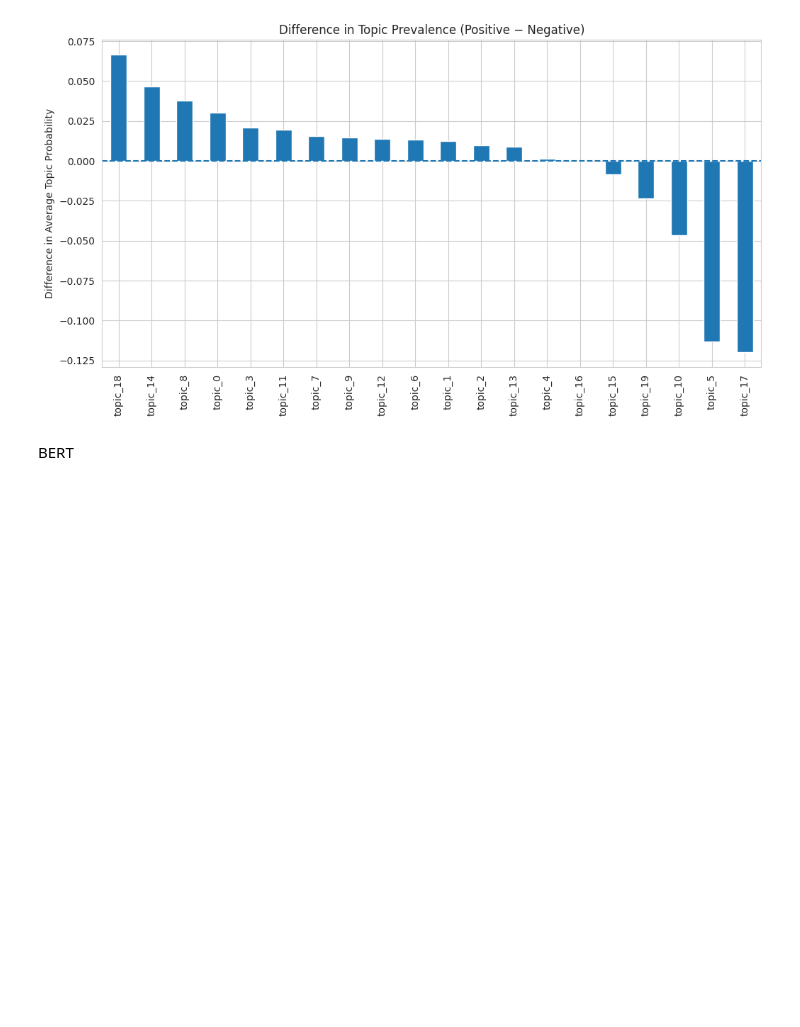
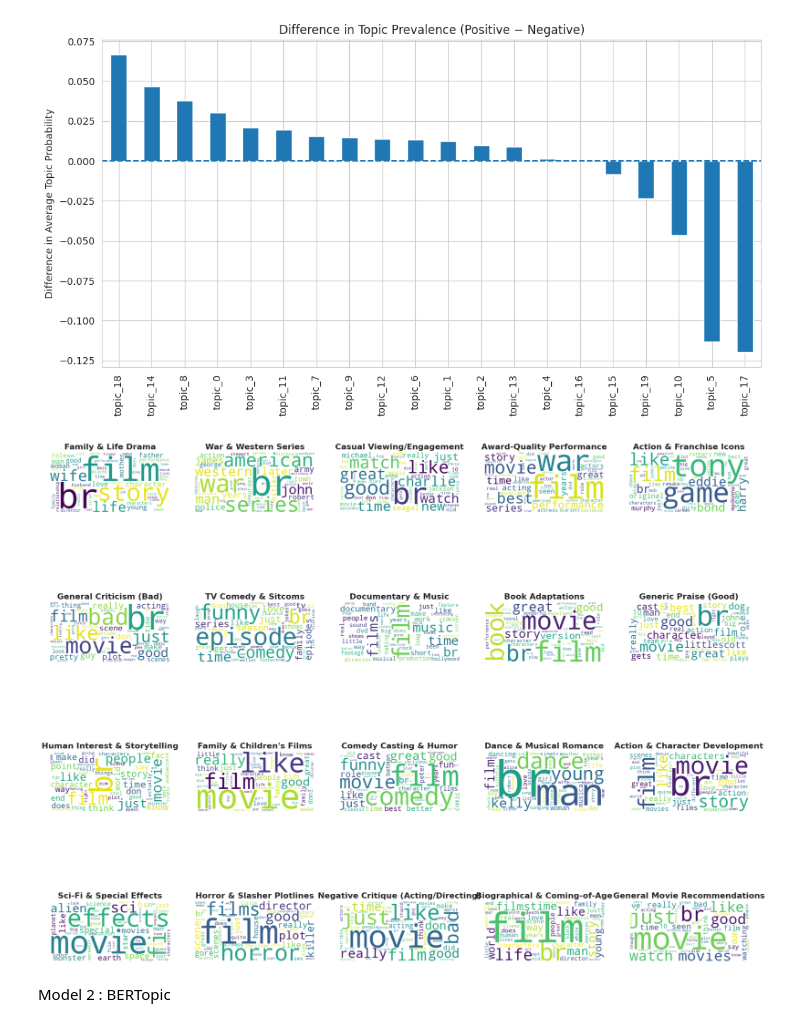
Before and after one commit to Sattiki/nlp-final-research-note, a Jupyter notebook: imdb-text-analysis.ipynb, the cells around one changed output. Drawn from its saved outputs; the diff is of its cells as text; code cells hidden in the pictures; blank space fills up the shorter version.

```diff
--- a/imdb-text-analysis.ipynb
+++ b/imdb-text-analysis.ipynb
@@ -604,8 +663,46 @@ plt.ylabel("Difference in Average Topic Probability")
 plt.show()
 # %% [output]
 [figure]
-# %% [markdown]
-BERT
+# %%
+#Generating word cloud
+def plot_all_lda_wordclouds(lda_model, vectorizer, topic_labels, n_topics=20):
+    feature_names = vectorizer.get_feature_names_out()
+
+    cols = 5
+    rows = math.ceil(n_topics / cols)
+
+    # Increase figsize to ensure there is room for titles
+    fig, axes = plt.subplots(rows, cols, figsize=(25, rows * 5))
+    axes = axes.flatten()
+
+    for i in range(n_topics):
+        # Extract weights for the topic
+        topic_weights = lda_model.components_[i]
+        word_freq = {feature_names[j]: topic_weights[j] for j in range(len(feature_names))}
+
+        # Generate the cloud
+        wc = WordCloud(background_color="white", max_words=50, colormap='viridis').generate_from_frequencies(word_freq)
+
+        axes[i].imshow(wc, interpolation="bilinear")
+
+        # Use your dictionary mapping for the title if it exists
+        title_name = topic_labels.get(i, f"Topic {i}")
+        axes[i].set_title(title_name, fontsize=16, fontweight='bold')
+        axes[i].axis("off")
+
+    # Clean up empty subplots
+    for j in range(i + 1, len(axes)):
+        axes[j].axis("off")
+
+    plt.subplots_adjust(hspace=0.4) # Add space between rows for readability
+    plt.show()
+
+# ⚠️ Ensure you pass the DICTIONARY you made earlier as 'topic_labels'
+plot_all_lda_wordclouds(lda, count_vectorizer, topic_label_map, n_topics=20)
+# %% [output]
+[figure, added]
+# %% [markdown]
+Model 2 : BERTopic
 # %%
 # 1. Installing the Modern NLP Stack
 # bertopic: The main framework that combines BERT embeddings with clustering.
```
Also changed, not shown: parts of 19 cells of this notebook.
